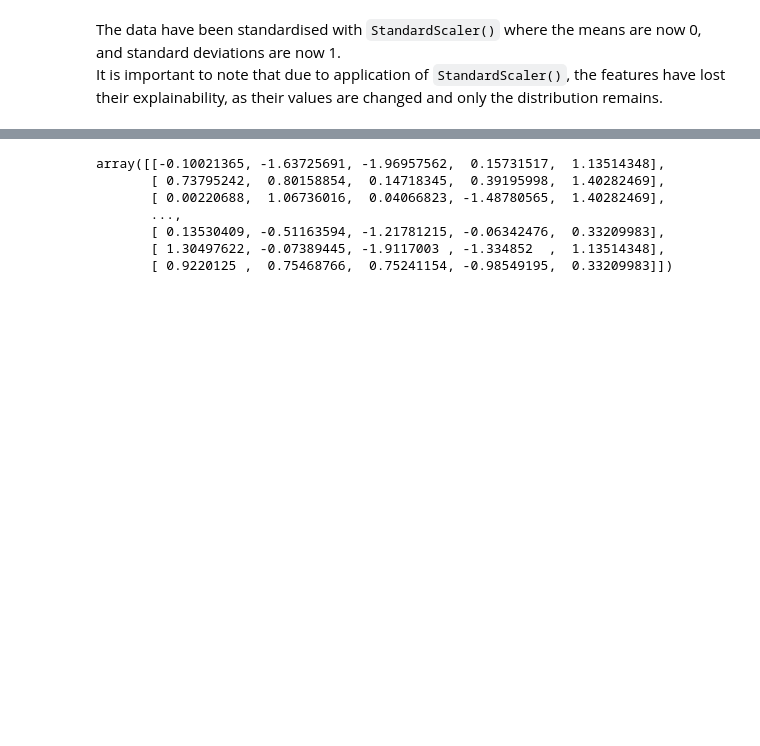
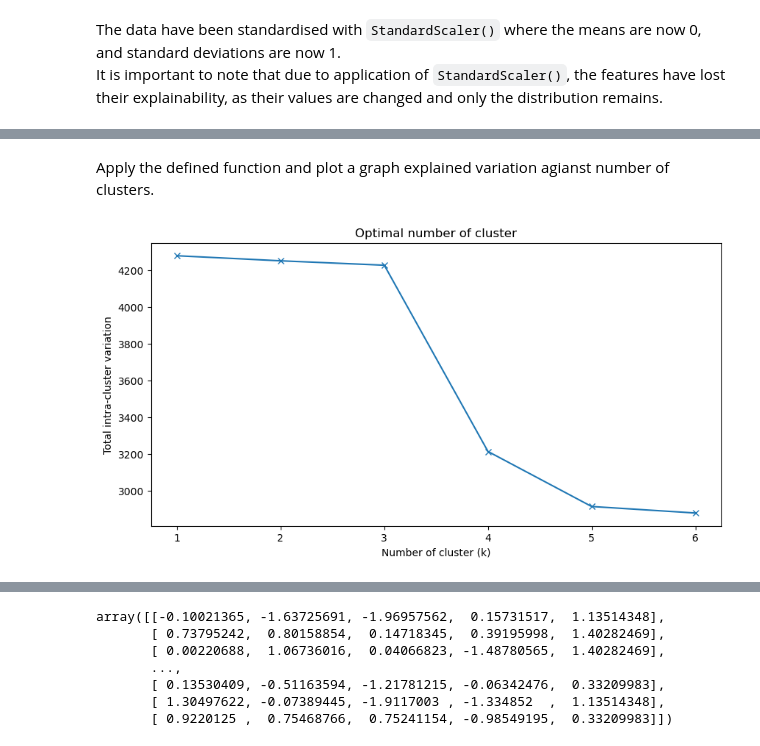
Before and after one commit to Luke-zm/Completed-Data-Courses-for-Masters, a Jupyter notebook: IND5003/take_home_exam/IND5003_THE_ZHONG_ZHIMING.ipynb, the cells around one changed output, grey strips where cells are left out. Drawn from its saved outputs; the diff is of its cells as text; code cells hidden in the pictures; blank space fills up the shorter version.

```diff
--- a/IND5003/take_home_exam/IND5003_THE_ZHONG_ZHIMING.ipynb
+++ b/IND5003/take_home_exam/IND5003_THE_ZHONG_ZHIMING.ipynb
@@ -273,0 +369,48 @@ The optimal number of clusters for average linkage is 2, with a silhouette score
+# %%
+# Define a function to implement the elbow method.
+def find_wss(K, data):
+    """Calculate the total intr-cluster variation (WSS)
+    Args:
+        K: int, examine up to K number of clusters
+        data: array, the standardised data to cluster
+    Returns:
+        wss_lst: list, intr-cluster variation for different n clusters
+    """
+    # Have a place holder to hold the wss results
+    wss_lst = []
+    # Loop through K number of clusters
+    for i in range(K):
+        # Create the cluster transformer object
+        cluster = AgglomerativeClustering(n_clusters= i+1, metric='euclidean', linkage='average')
+        # Apply the cluster object
+        cluster.fit_predict(data)
+        # Obtain the cluster label
+        label = cluster.labels_
+        wss = []
+        # For each cluster
+        for j in range(i+1):
+            # extract each cluster according to its index
+            idx = [t for t, e in enumerate(label) if e == j]
+            cluster = data[idx,]
+            # calculate the WSS:
+            cluster_mean = cluster.mean(axis=0)
+            distance = np.sum(np.abs(cluster - cluster_mean)**2,axis=-1)
+            wss.append(sum(distance))
+        wss_lst.append(sum(wss))
+    return wss_lst
+# %% [markdown]
+Apply the defined function and plot a graph explained variation agianst number of clusters.
+# %%
+# Find the total intra-cluster variation for up to 6 clsuters
+# 6 clusters is decided by looking at dendrogram and clutermap
+wss_lst=find_wss(6, clus_ss)
+# Create the label
+cluster_range = range(1, 7)
+# Plot the result
+plt.figure(figsize=(10,5))
+plt.title('Optimal number of cluster');
+plt.xlabel('Number of cluster (k)');
+plt.ylabel('Total intra-cluster variation');
+plt.plot(cluster_range, wss_lst, marker = "x");
+# %% [output]
+[figure, added]
```
Also changed, not shown: parts of 31 cells of this notebook, 1 other file.
